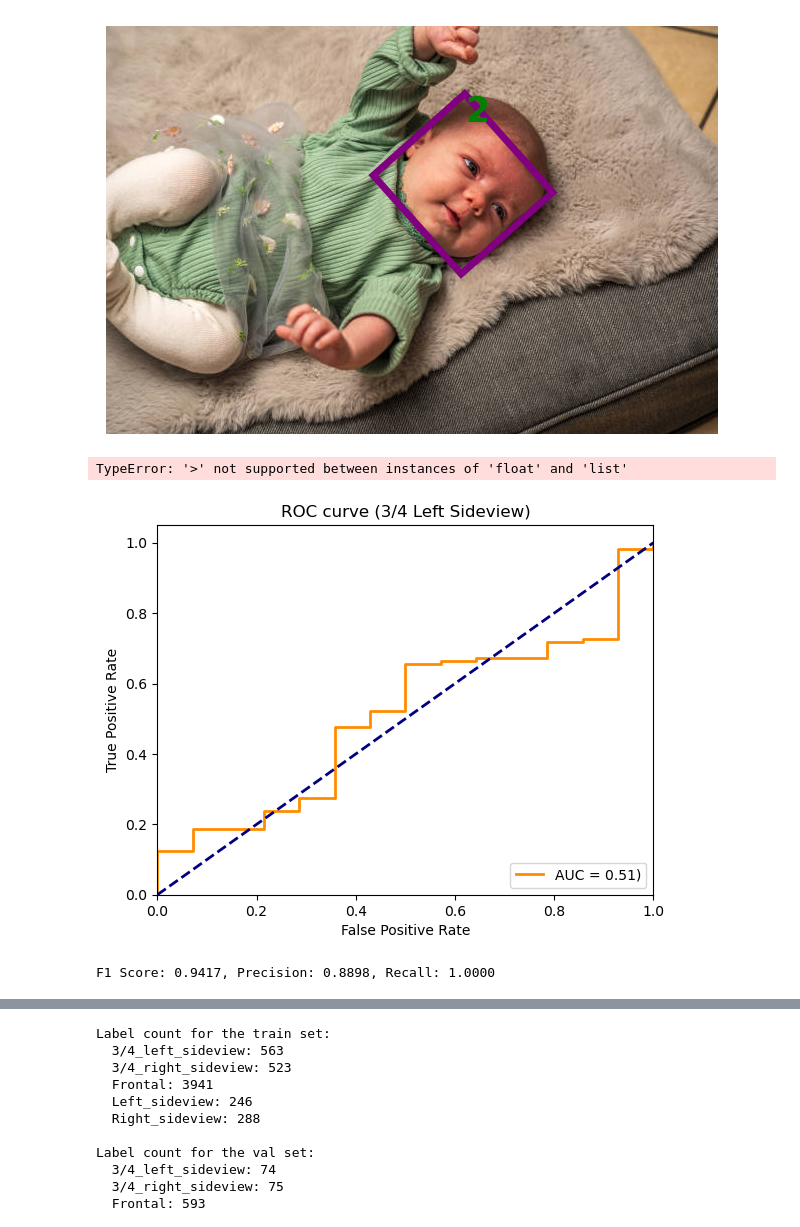
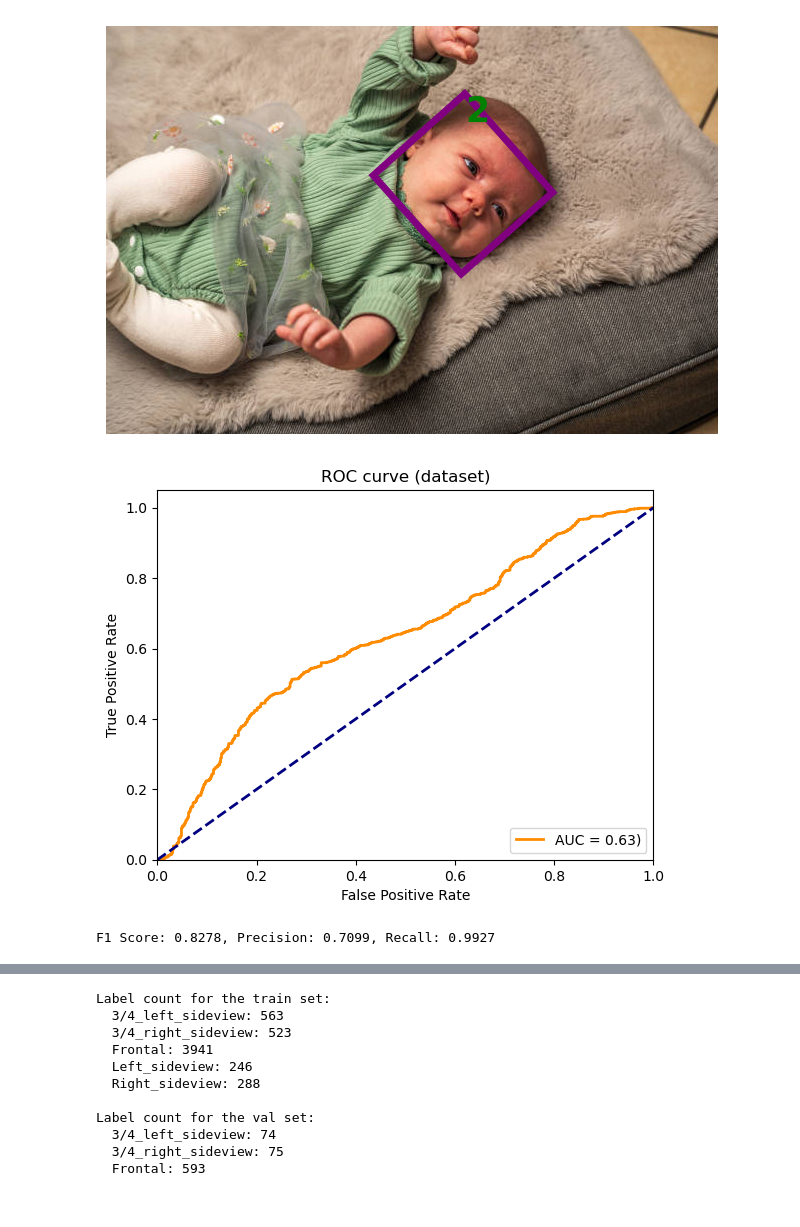
Before and after one commit to Jocareher/baby_face_detection, a Jupyter notebook: notebooks/yolo_v8.ipynb, the cells around one changed output, grey strips where cells are left out. Drawn from its saved outputs; the diff is of its cells as text; code cells hidden in the pictures.

```diff
--- a/notebooks/yolo_v8.ipynb
+++ b/notebooks/yolo_v8.ipynb
@@ -967,10 +836,3 @@ def compute_detection_metrics(det_path: str, gt_path: str) -> tuple:
-# %%
-det_path = '/Users/jocareher/Downloads/retina_rotated/0/labels'
-gt_path = '/Users/jocareher/Downloads/benchmark_test_split_rotated/0/labels'
-precision, recall, f1_score = compute_detection_metrics(det_path, gt_path)
-print(f"F1 Score: {f1_score:.4f}, Precision: {precision:.4f}, Recall: {recall:.4f} ")
-# %% [output]
-TypeError: '>' not supported between instances of 'float' and 'list'
 # %%
 import os
 import numpy as np
@@ -1163,14 +1025,14 @@ def integrated_detection_metrics_and_roc(det_path: str, gt_path: str, title: str
     # Return precision, recall, and F1-score
     return precision, recall, f1_score
 # %%
-det_path = '/Users/jocareher/Downloads/retina_rotated/0/labels'
-gt_path = '/Users/jocareher/Downloads/benchmark_test_split_rotated/0/labels'
-title = "ROC curve (3/4 Left Sideview)"
+det_path = '/Users/jocareher/Downloads/retina_predictions_all_new/labels_nobg'
+gt_path = '/Users/jocareher/Downloads/benchmark_test_rotated/labels'
+title = "ROC curve (dataset)"
 precision, recall, f1_score = integrated_detection_metrics_and_roc(det_path, gt_path, title)
 print(f"F1 Score: {f1_score:.4f}, Precision: {precision:.4f}, Recall: {recall:.4f} ")
 # %% [output]
-[figure, old version]
+[figure, new version]
-F1 Score: 0.9417, Precision: 0.8898, Recall: 1.0000
+F1 Score: 0.8278, Precision: 0.7099, Recall: 0.9927
 # %%
 import os
 import shutil
```
Also changed, not shown: parts of 4 cells of this notebook, 2 other files.
